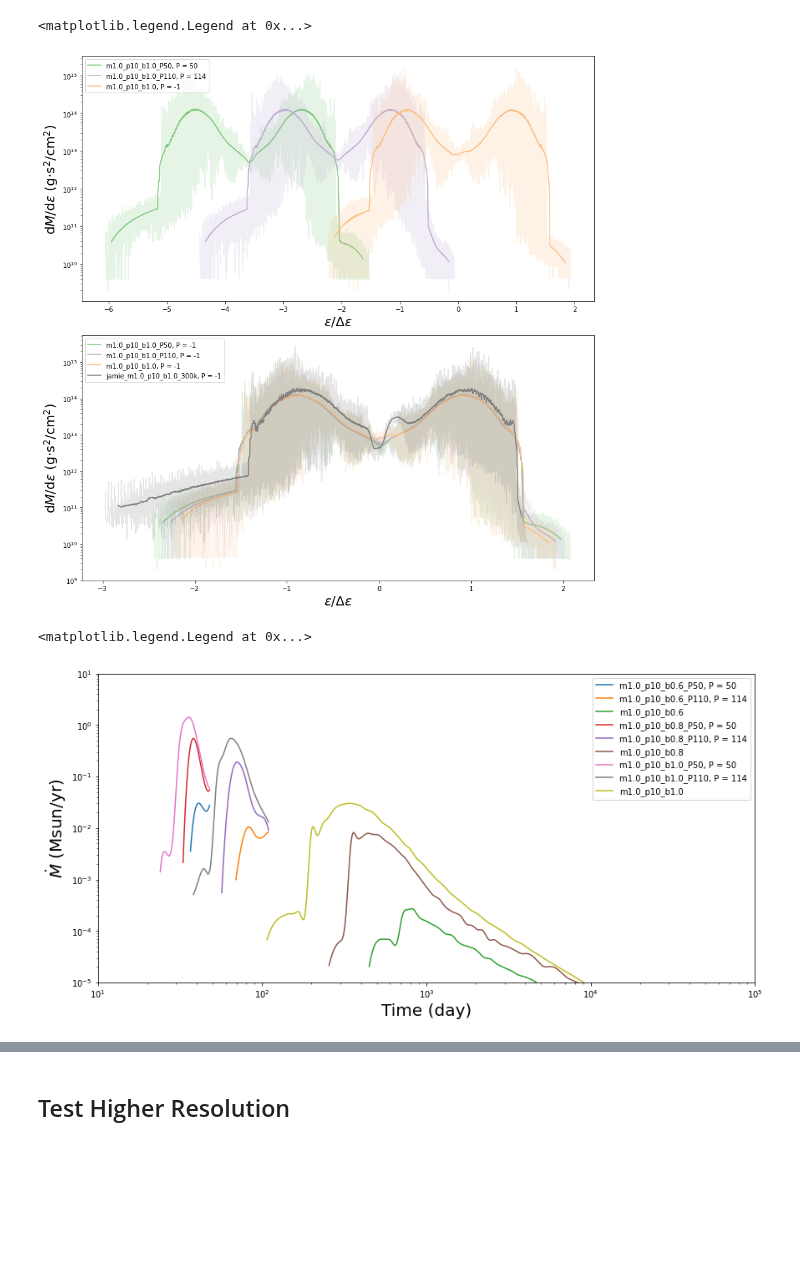
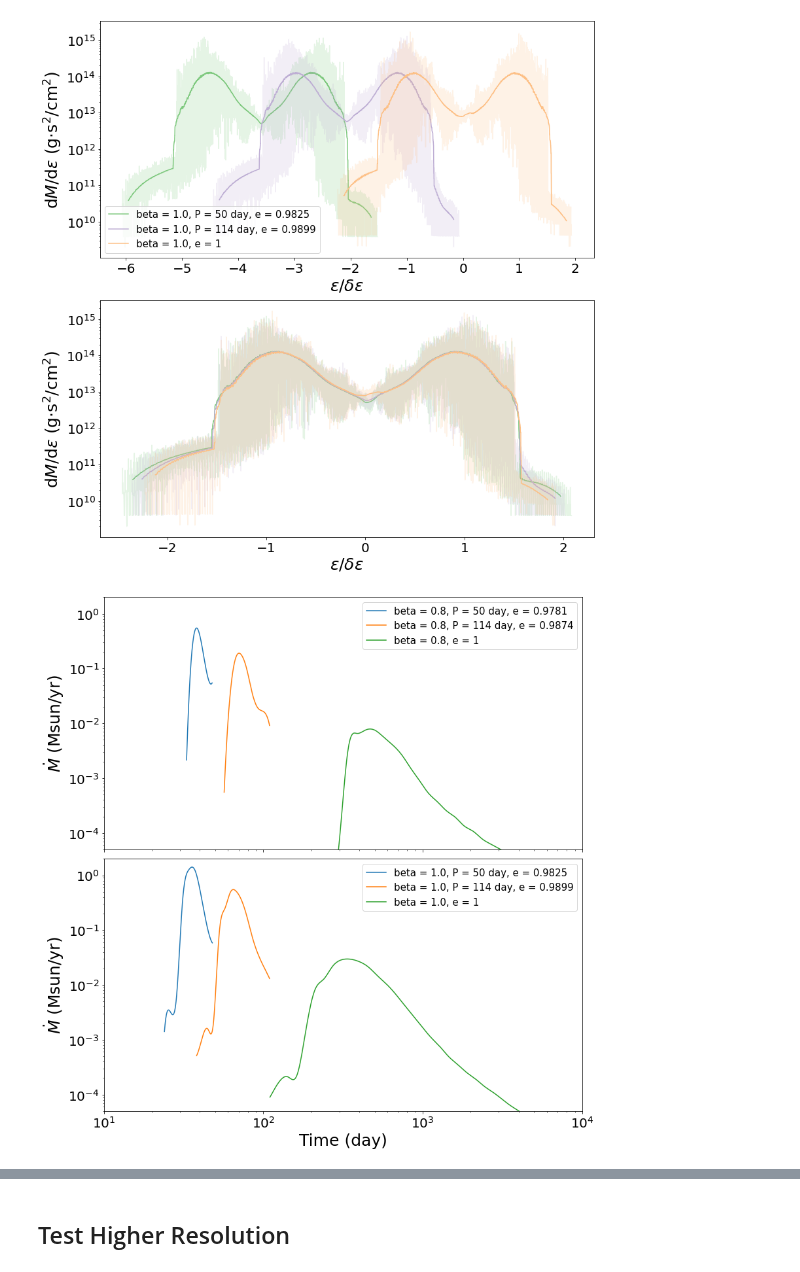
Before and after one commit to slowdivePTG/ASASSN-14ko, a Jupyter notebook: YT_Visualization/dmdt.ipynb, the cells around one changed output, grey strips where cells are left out. Drawn from its saved outputs; the diff is of its cells as text; code cells hidden in the pictures; blank space fills up the shorter version.

Commit message:
plot updated

```diff
--- a/YT_Visualization/dmdt.ipynb
+++ b/YT_Visualization/dmdt.ipynb
@@ -152,30 +127,33 @@ b1_chk_0060.dm_de_e(ax=ax[0], color=col[2], Bin=300)
 P50_b1_chk_0060.dm_de_e(ax=ax[1], color=col[0], Bin=300)
 P110_b1_chk_0060.dm_de_e(ax=ax[1], color=col[1], Bin=300)
 b1_chk_0060.dm_de_e(ax=ax[1], color=col[2], Bin=300)
-jamie_chk0060.dm_de_e(ax=ax[1], Mh=1e6 * u.Msun)
+#jamie_chk0060.dm_de_e(ax=ax[1], Mh=1e6 * u.Msun)
 
 f.tight_layout()
-ax[0].legend()
-ax[1].legend()
+ax[0].legend(fontsize=15)
+plt.savefig('/Users/chang/Desktop/dmde.png')
 # %% [output]
-<matplotlib.legend.Legend at 0x...>
-[figure, old version]
+[figure, new version]
 # %%
-f, ax = plt.subplots(figsize=(12, 6))
-P50_b0_6_chk_0100_50.Mdot_t(ax=ax)
-P110_b0_6_chk_0100_114.Mdot_t(ax=ax)
-b0_6_chk_0100.Mdot_t(ax=ax)
-P50_b0_8_chk_0080_50.Mdot_t(ax=ax)
-P110_b0_8_chk_0080_114.Mdot_t(ax=ax)
-b0_8_chk_0080.Mdot_t(ax=ax)
-P50_b1_chk_0060_50.Mdot_t(ax=ax)
-P110_b1_chk_0060_114.Mdot_t(ax=ax)
-b1_chk_0060.Mdot_t(ax=ax)
-ax.set_xscale('log')
-ax.set_yscale('log')
-ax.set_ylim([1e-5, 1e1])
-ax.set_xlim([1e1, 1e5])
-ax.legend()
+f, ax = plt.subplots(2, 1, figsize=(12, 12), sharex=True, sharey=True)
+'''P50_b0_6_chk_0100_50.Mdot_t(ax=ax[0])
+P110_b0_6_chk_0100_114.Mdot_t(ax=ax[0])
+b0_6_chk_0100.Mdot_t(ax=ax[0])'''
+P50_b0_8_chk_0080_50.Mdot_t(ax=ax[0])
+P110_b0_8_chk_0080_114.Mdot_t(ax=ax[0])
+b0_8_chk_0080.Mdot_t(ax=ax[0], N=18)
+P50_b1_chk_0060_50.Mdot_t(ax=ax[1])
+P110_b1_chk_0060_114.Mdot_t(ax=ax[1])
+b1_chk_0060.Mdot_t(ax=ax[1], N=18)
+ax[0].set_xscale('log')
+ax[0].set_yscale('log')
+ax[0].set_xlabel('')
+ax[1].set_yscale('log')
+ax[0].set_ylim([5e-5, 2e0])
+ax[0].set_xlim([1e1, 1e4])
+ax[0].legend(fontsize=15)
+ax[1].legend(fontsize=15)
+plt.tight_layout()
+plt.savefig('/Users/chang/Desktop/dmdt.png')
 # %% [output]
-<matplotlib.legend.Legend at 0x...>
-[figure, old version]
+[figure, new version]
```
Also changed, not shown: parts of 10 cells of this notebook, 1 other file.
